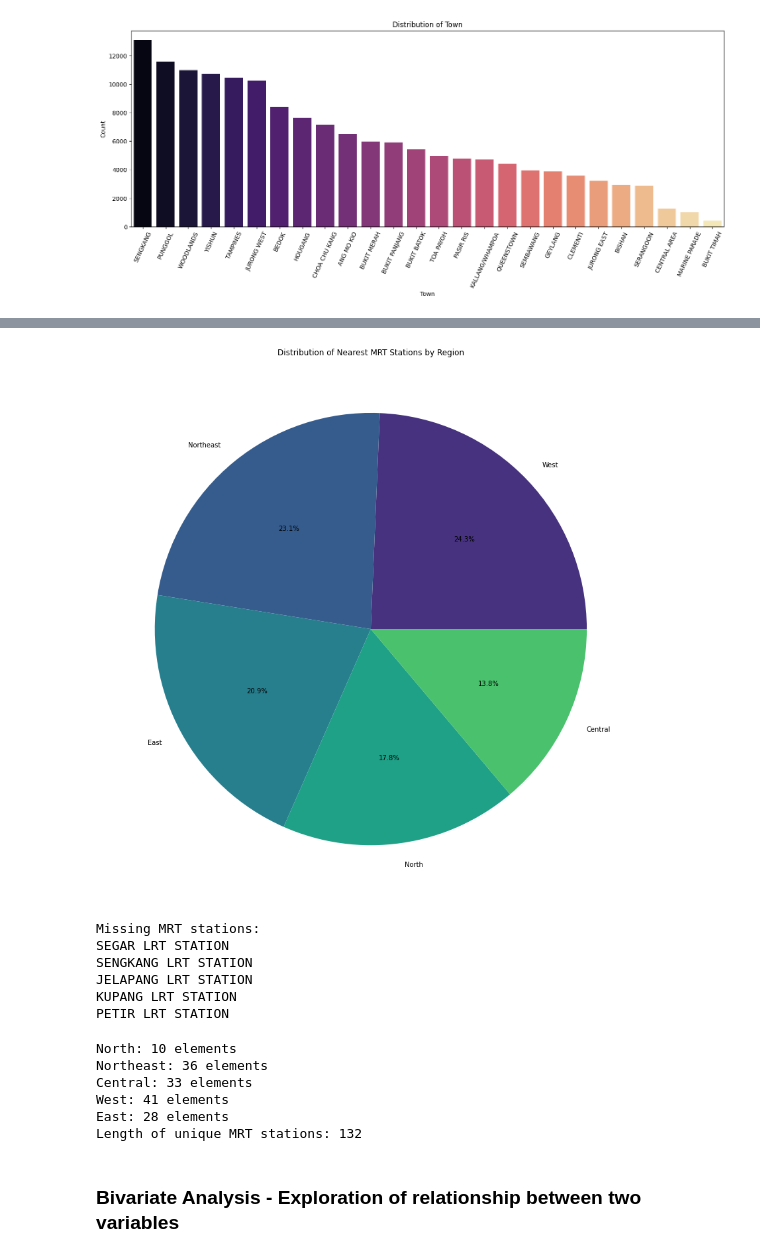
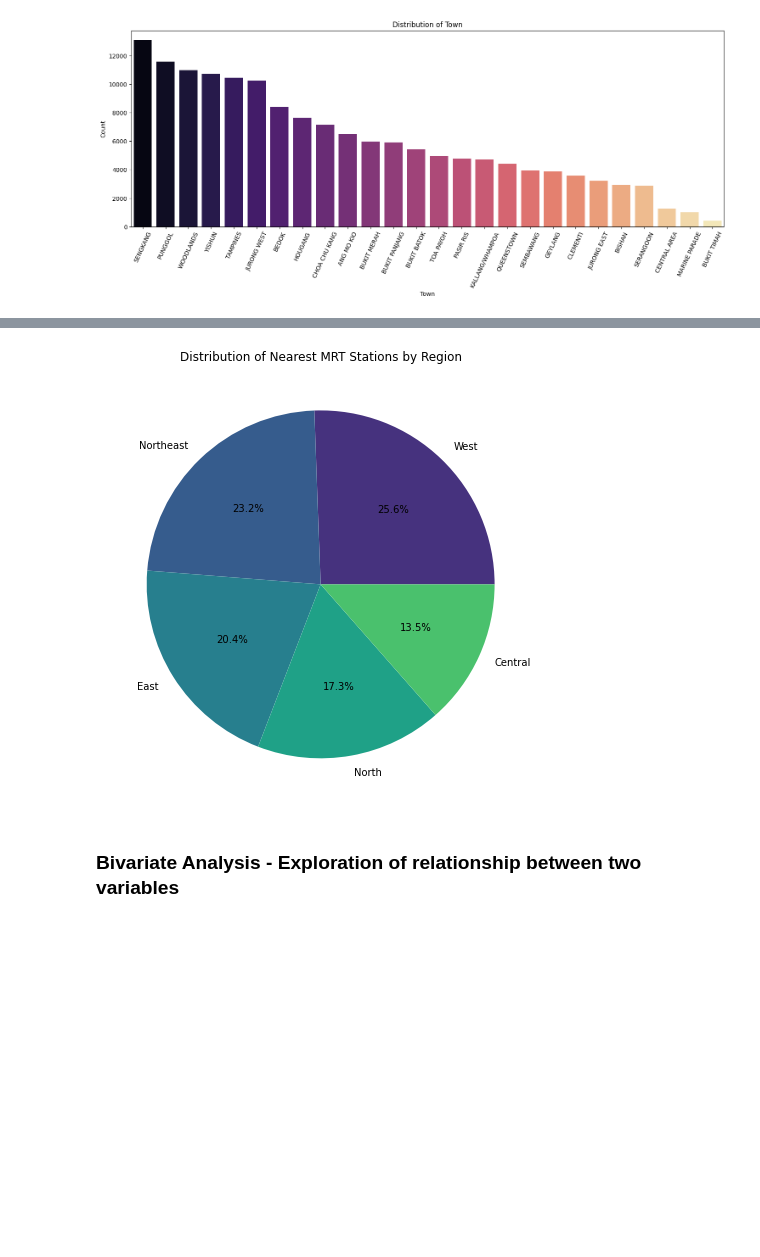
Before and after one commit to DheepthaRajesh/dheeptha_rajesh, a Jupyter notebook: Final-Predict-Public-Housing-Prices.ipynb, the cells around one changed output, grey strips where cells are left out. Saved outputs shown, nothing was run; the diff lists cells and outputs as text; code cells hidden in the pictures; blank space fills up the shorter version.

```diff
--- a/Final-Predict-Public-Housing-Prices.ipynb
+++ b/Final-Predict-Public-Housing-Prices.ipynb
@@ -385,7 +331,6 @@ stations_by_region = {
     ],
     'Northeast': [
         'PUNGGOL MRT STATION',
-        'SOO TECK MRT STATION',
         'PUNGGOL LRT STATION',
         'OASIS LRT STATION',
         'COVE LRT STATION',
@@ -406,8 +351,6 @@ stations_by_region = {
         'THANGGAM LRT STATION',
         'KANGKAR LRT STATION',
         'LAYAR LRT STATION',
-        'SENKANG LRT STATION',
-        'ANCHORVALE LRT STATION',
         'RENJONG LRT STATION',
         'BAKAU LRT STATION',
         'RUMBIA LRT STATION',
@@ -427,16 +370,8 @@ stations_by_region = {
         'ANG MO KIO MRT STATION',
         'BISHAN MRT STATION',
         'BRAS BASAH MRT STATION',
-        'CITY HALL MRT STATION',
-        'CLARKE QUAY MRT STATION',
-        'DHOBY GHAUT MRT STATION',
-        'DOWNTOWN MRT STATION',
         'ESPLANADE MRT STATION',
         'LITTLE INDIA MRT STATION',
-        'MARINA BAY MRT STATION',
-        'ORCHARD MRT STATION',
-        'RAFFLES PLACE MRT STATION',
-        'SOMERSET MRT STATION',
         'TANJONG PAGAR MRT STATION',
         'MARYMOUNT MRT STATION',
         'TIONG BAHRU MRT STATION',
@@ -469,7 +404,6 @@ stations_by_region = {
         'LAKESIDE MRT STATION',
         'BOON LAY MRT STATION',
         'PIONEER MRT STATION',
-        'JOO KOON MRT STATION',
         'CLEMENTI MRT STATION',
         'DOVER MRT STATION',
         'BUONA VISTA MRT STATION',
@@ -479,11 +413,6 @@ stations_by_region = {
         'PASIR PANJANG MRT STATION',
         'TELOK BLANGAH MRT STATION',
         'LABRADOR PARK MRT STATION',
-        'HAW PAR VILLA MRT STATION',
-        'KENT RIDGE MRT STATION',
-        'PANDAN RESERVOIR MRT STATION',
-        'CORPORATION MRT STATION',
-        'TEBAN GARDENS MRT STATION',
         'PIONEER MRT STATION',
         'BEAUTY WORLD MRT STATION',
         'YEW TEE MRT STATION',
@@ -531,85 +460,39 @@ stations_by_region = {
         'MATTAR MRT STATION',
         'UBI MRT STATION',
         'LAVENDER MRT STATION',
-        'STADIUM MRT STATION',
         'GEYLANG BAHRU MRT STATION',
         'MOUNTBATTEN MRT STATION',
         'KALLANG MRT STATION',
         'PASIR RIS MRT STATION'
     ]
 }
 
 
 # Reverse mapping of MRT stations to regions
 stations_to_region = {mrt: region for region, mrt_list in stations_by_region.items() for mrt in mrt_list}
 
 df_final['Region'] = df_final['NearestMRT'].map(stations_to_region)
 region_counts = df_final['Region'].value_counts()
 
 # Group regions with less than 1.5% of the total MRT stations together
 threshold = 0.015 * region_counts.sum()
 small_regions = region_counts[region_counts < threshold].index
 df_final['Region'] = df_final['Region'].apply(lambda x: 'Occurance of MRT stations less than 1.5%' if x in small_regions else x)
 
 region_counts = df_final['Region'].value_counts()
 
 # Plot a pie chart for MRT stations grouped by region
-plt.figure(figsize=(15, 15), facecolor='white')
+plt.figure(figsize=(10, 8), facecolor='white')
 plt.pie(region_counts, labels=region_counts.index, autopct='%1.1f%%', colors=sns.color_palette('viridis'))
 plt.title('Distribution of Nearest MRT Stations by Region')
 
 plt.show()
+
+# Interpretation - The pie chart below shows the distribution of nearest MRT stations groupd by their regions.
+# The west of Singapore has the most number of MRT stations near HDB properties, followed closely by Northeast
+# of Singapore. The central region has the least number of MRT stations near HDB properties.
 # %% [output]
-[figure, old version]
+[figure, new version]
-# %%
-# Assuming your dataset is stored in a DataFrame called df_final and MRT stations are stored in a column named 'NearestMRT'
-
-# Step 1: Extract unique MRT stations from your dataset
-unique_mrt_stations = df_final['NearestMRT'].unique()
-
-# Step 2: Extract MRT stations from stations_by_region dictionary
-mrt_stations_in_regions = [station for stations in stations_by_region.values() for station in stations]
-
-# Step 3: Identify missing MRT stations
-missing_mrt_stations = set(unique_mrt_stations) - set(mrt_stations_in_regions)
-
-# Print missing MRT stations
-if missing_mrt_stations:
-    print("Missing MRT stations:")
-    for station in missing_mrt_stations:
-        print(station)
-else:
-    print("No missing MRT stations.")
-# %% [output]
-Missing MRT stations:
-SEGAR LRT STATION
-SENGKANG LRT STATION
-JELAPANG LRT STATION
-KUPANG LRT STATION
-PETIR LRT STATION
-# %%
-
-# Create an empty dictionary to store the count of elements for each key
-count_by_region = {}
-
-# Iterate through the dictionary
-for region, stations in stations_by_region.items():
-    # Count the number of elements in the list associated with each key
-    count_by_region[region] = len(stations)
-
-# Print the count for each region
-for region, count in count_by_region.items():
-    print(f"{region}: {count} elements")
-
-unique_mrt_count = len(df_final['NearestMRT'].unique())
-print("Length of unique MRT stations:", unique_mrt_count)
-# %% [output]
-North: 10 elements
-Northeast: 36 elements
-Central: 33 elements
-West: 41 elements
-East: 28 elements
-Length of unique MRT stations: 132
 # %% [markdown]
 ### Bivariate Analysis - Exploration of relationship between two variables
 # %%
```
Also changed, not shown: parts of 1 cell of this notebook.
